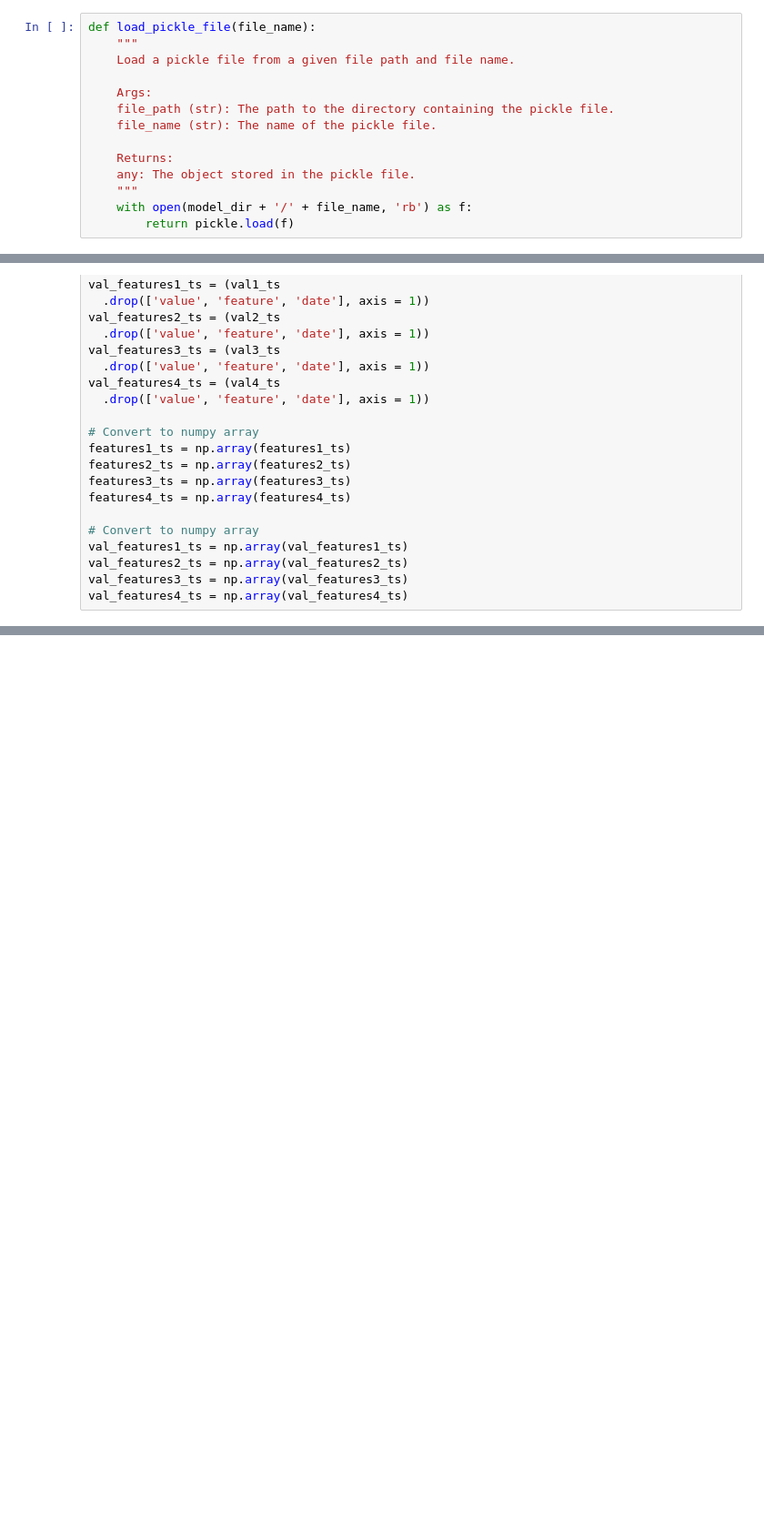
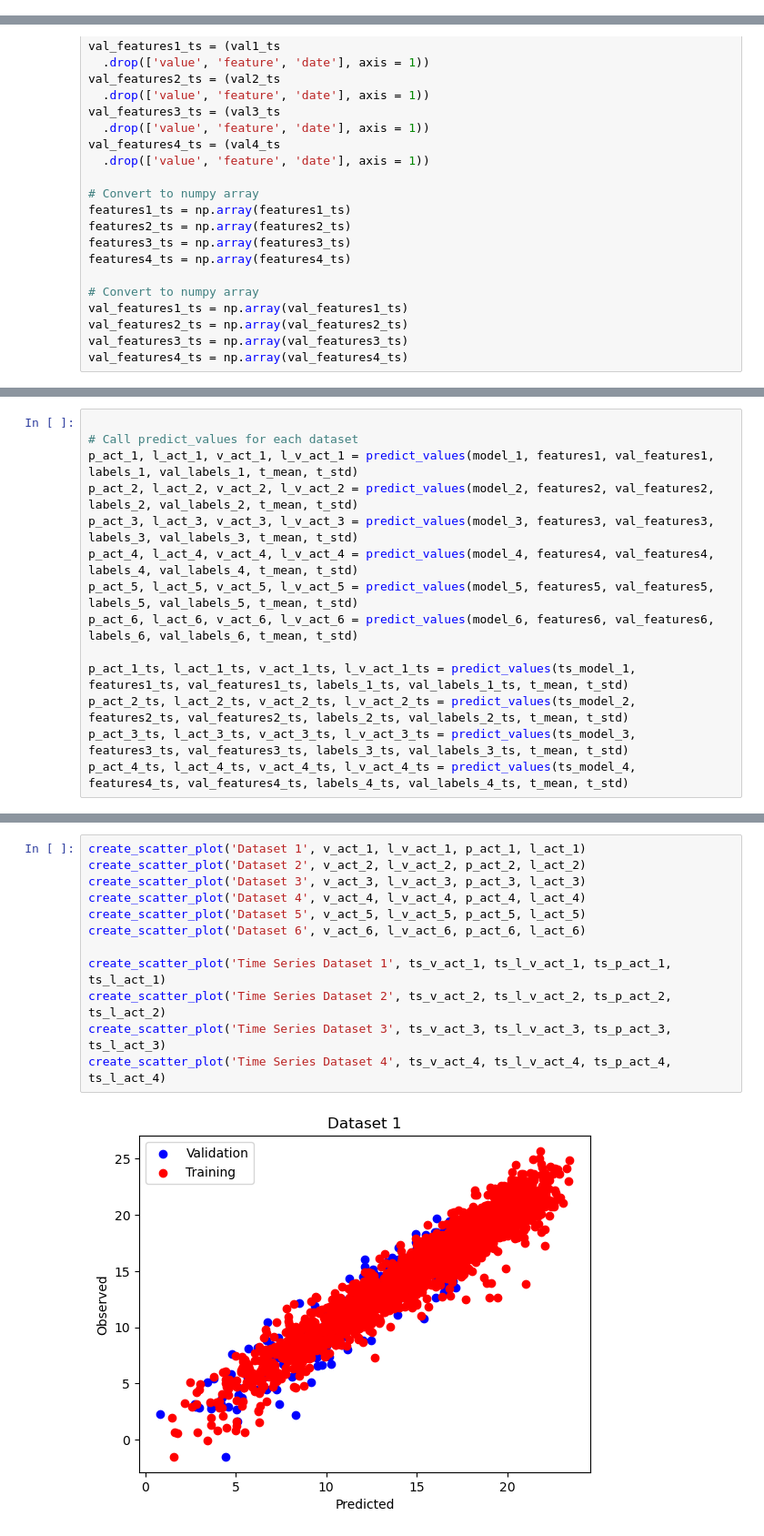
Before and after one commit to steeleb/ATS-ML-Fall2023, a Jupyter notebook: NeuralNetworks/super_overfit_vis.ipynb, the cells around one changed output, grey strips where cells are left out. Shown at 91% size. Saved outputs shown, nothing was run; the diff lists cells and outputs as text; blank space fills up the shorter version.

```diff
--- a/NeuralNetworks/super_overfit_vis.ipynb
+++ b/NeuralNetworks/super_overfit_vis.ipynb
@@ -30,17 +31,3 @@ model_dir = '/Users/steeleb/OneDrive - Colostate/NASA-Northern/data/NN_train_val
 # %% [markdown]
 Load in models from pickle files
-# %%
-def load_pickle_file(file_name):
-    """
-    Load a pickle file from a given file path and file name.
-
-    Args:
-    file_path (str): The path to the directory containing the pickle file.
-    file_name (str): The name of the pickle file.
-
-    Returns:
-    any: The object stored in the pickle file.
-    """
-    with open(model_dir + '/' + file_name, 'rb') as f:
-        return pickle.load(f)
 # %%
@@ -588,0 +384,14 @@ print("Mean Absolute Error for Validation Dataset 6:", v_mae_6)
+# %%
+
+# Call predict_values for each dataset
+p_act_1, l_act_1, v_act_1, l_v_act_1 = predict_values(model_1, features1, val_features1, labels_1, val_labels_1, t_mean, t_std)
+p_act_2, l_act_2, v_act_2, l_v_act_2 = predict_values(model_2, features2, val_features2, labels_2, val_labels_2, t_mean, t_std)
+p_act_3, l_act_3, v_act_3, l_v_act_3 = predict_values(model_3, features3, val_features3, labels_3, val_labels_3, t_mean, t_std)
+p_act_4, l_act_4, v_act_4, l_v_act_4 = predict_values(model_4, features4, val_features4, labels_4, val_labels_4, t_mean, t_std)
+p_act_5, l_act_5, v_act_5, l_v_act_5 = predict_values(model_5, features5, val_features5, labels_5, val_labels_5, t_mean, t_std)
+p_act_6, l_act_6, v_act_6, l_v_act_6 = predict_values(model_6, features6, val_features6, labels_6, val_labels_6, t_mean, t_std)
+
+p_act_1_ts, l_act_1_ts, v_act_1_ts, l_v_act_1_ts = predict_values(ts_model_1, features1_ts, val_features1_ts, labels_1_ts, val_labels_1_ts, t_mean, t_std)
+p_act_2_ts, l_act_2_ts, v_act_2_ts, l_v_act_2_ts = predict_values(ts_model_2, features2_ts, val_features2_ts, labels_2_ts, val_labels_2_ts, t_mean, t_std)
+p_act_3_ts, l_act_3_ts, v_act_3_ts, l_v_act_3_ts = predict_values(ts_model_3, features3_ts, val_features3_ts, labels_3_ts, val_labels_3_ts, t_mean, t_std)
+p_act_4_ts, l_act_4_ts, v_act_4_ts, l_v_act_4_ts = predict_values(ts_model_4, features4_ts, val_features4_ts, labels_4_ts, val_labels_4_ts, t_mean, t_std)
@@ -588,0 +418,14 @@ print("Mean Absolute Error for Validation Dataset 6:", v_mae_6)
+# %%
+create_scatter_plot('Dataset 1', v_act_1, l_v_act_1, p_act_1, l_act_1)
+create_scatter_plot('Dataset 2', v_act_2, l_v_act_2, p_act_2, l_act_2)
+create_scatter_plot('Dataset 3', v_act_3, l_v_act_3, p_act_3, l_act_3)
+create_scatter_plot('Dataset 4', v_act_4, l_v_act_4, p_act_4, l_act_4)
+create_scatter_plot('Dataset 5', v_act_5, l_v_act_5, p_act_5, l_act_5)
+create_scatter_plot('Dataset 6', v_act_6, l_v_act_6, p_act_6, l_act_6)
+
+create_scatter_plot('Time Series Dataset 1', ts_v_act_1, ts_l_v_act_1, ts_p_act_1, ts_l_act_1)
+create_scatter_plot('Time Series Dataset 2', ts_v_act_2, ts_l_v_act_2, ts_p_act_2, ts_l_act_2)
+create_scatter_plot('Time Series Dataset 3', ts_v_act_3, ts_l_v_act_3, ts_p_act_3, ts_l_act_3)
+create_scatter_plot('Time Series Dataset 4', ts_v_act_4, ts_l_v_act_4, ts_p_act_4, ts_l_act_4)
+# %% [output]
+[figure, added]
```
Also changed, not shown: parts of 21 cells of this notebook, 5 other files.
